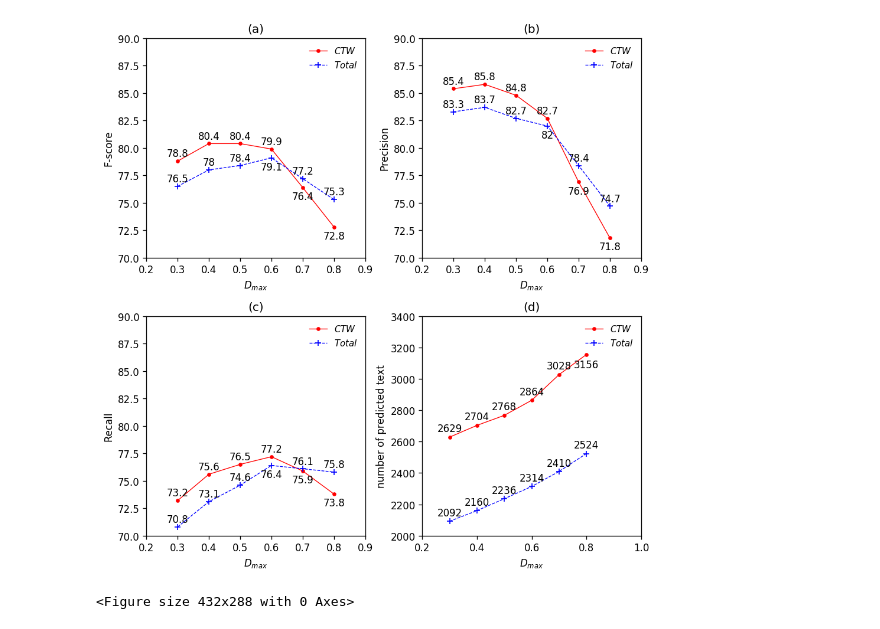
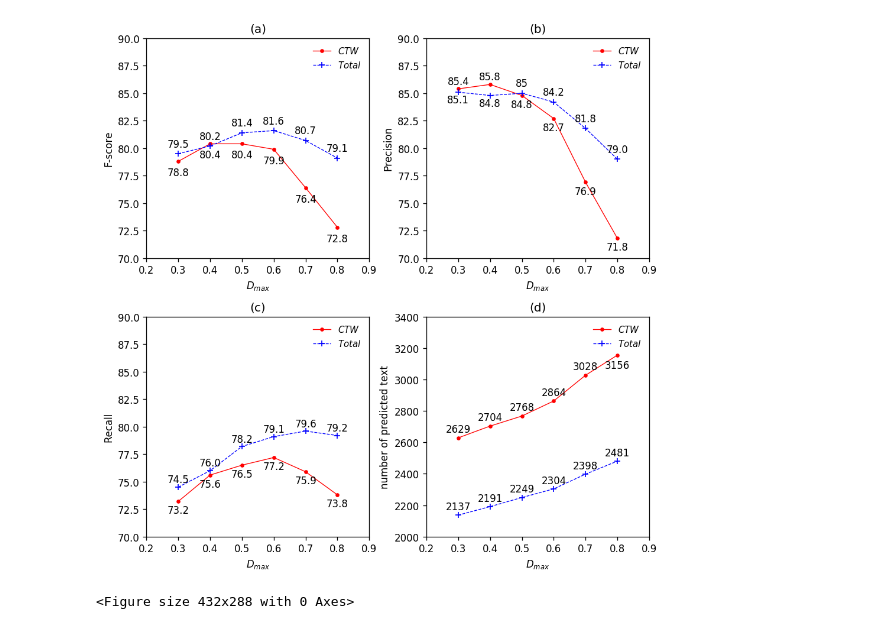
Before and after one commit to Whu-wxy/DistNet, a Jupyter notebook: notebook/line_chart.ipynb, the cells around one changed output. Cells and saved outputs as stored; diff of their text form; code cells hidden in the pictures.

```diff
--- a/notebook/line_chart.ipynb
+++ b/notebook/line_chart.ipynb
@@ -19,15 +19,28 @@ plt.subplots(figsize=figsize, dpi=120)                                # 设定
 
 x = [0.3, 0.4, 0.5, 0.6, 0.7, 0.8]
 
+
+# old data, low learning rate
+# CTW_F = [78.8, 80.4, 80.4, 79.9, 76.4, 72.8]
+# CTW_P = [85.4, 85.8, 84.8, 82.7, 76.9, 71.8]
+# CTW_R = [73.2, 75.6, 76.5, 77.2, 75.9, 73.8]
+# CTW_NUM = [2629, 2704, 2768, 2864, 3028, 3156]
+
+# Total_F = [76.5, 78.0, 78.4, 79.1, 77.2, 75.3]
+# Total_P = [83.3, 83.7, 82.7, 82.0, 78.4, 74.7]
+# Total_R = [70.8, 73.1, 74.6, 76.4, 76.1, 75.8]
+# Total_NUM = [2092, 2160, 2236, 2314, 2410, 2524]
+
+
 CTW_F = [78.8, 80.4, 80.4, 79.9, 76.4, 72.8]
 CTW_P = [85.4, 85.8, 84.8, 82.7, 76.9, 71.8]
 CTW_R = [73.2, 75.6, 76.5, 77.2, 75.9, 73.8]
 CTW_NUM = [2629, 2704, 2768, 2864, 3028, 3156]
 
-Total_F = [76.5, 78, 78.4, 79.1, 77.2, 75.3]
-Total_P = [83.3, 83.7, 82.7, 82, 78.4, 74.7]
-Total_R = [70.8, 73.1, 74.6, 76.4, 76.1, 75.8]
-Total_NUM = [2092, 2160, 2236, 2314, 2410, 2524]
+Total_F = [79.5, 80.2, 81.4, 81.6, 80.7, 79.1]
+Total_P = [85.1, 84.8, 85, 84.2, 81.8, 79.0]
+Total_R = [74.5, 76.0, 78.2, 79.1, 79.6, 79.2]
+Total_NUM = [2137, 2191, 2249, 2304, 2398, 2481]
 
 ####### 表一
 ax1 = plt.subplot(2, 2, 1)
@@ -45,14 +58,14 @@ plt.legend(loc='upper right', prop=font1, frameon=False)
 
 for a, b in zip(x, CTW_F):
     c = b
-    if a>0.6:
-        c -= 1.5
-    plt.text(a, c+0.2, b, ha='center', va='bottom')  #, fontsize=10
+#     if a>0.6:
+#         c -= 1.5
+    plt.text(a, c-1.5, b, ha='center', va='bottom')  #, fontsize=10
 for a, b in zip(x, Total_F):
     c = b
-    if a==0.6:
-        c -= 1.5
-    plt.text(a, c+0.2, b, ha='center', va='bottom')  #, fontsize=10
+#     if a==0.6:
+#         c -= 1.5
+    plt.text(a, c+0.4, b, ha='center', va='bottom')  #, fontsize=10
 
 
 ####### 表二
@@ -71,14 +84,14 @@ plt.legend(loc='upper right', prop=font1, frameon=False)
 
 for a, b in zip(x, CTW_P):
     c = b
-    if a>0.6:
+    if a>0.4:
         c -= 1.5
     plt.text(a, c+0.2, b, ha='center', va='bottom')  #, fontsize=10
 for a, b in zip(x, Total_P):
     c = b
-    if a==0.6:
-        c -= 1.5
-    plt.text(a, c+0.2, b, ha='center', va='bottom')  #, fontsize=10
+    if a<0.5:
+        c -= 1.6
+    plt.text(a, c+0.4, b, ha='center', va='bottom')  #, fontsize=10
 
 ####### 表三
 ax3 = plt.subplot(2, 2, 3)
@@ -97,46 +110,44 @@ plt.legend(loc='upper right', prop=font1, frameon=False)
 
 for a, b in zip(x, CTW_R):
     c = b
-    if a>0.6:
-        c -= 1.5
+#     if a>0.6:
+    c -= 1.5
     plt.text(a, c+0.2, b, ha='center', va='bottom')  #, fontsize=10
 for a, b in zip(x, Total_R):
     c = b
-    if a==0.6:
-        c -= 1.5
     plt.text(a, c+0.2, b, ha='center', va='bottom')  #, fontsize=10
 
 # ####### 表四
 ax4 = plt.subplot(2, 2, 4)
-plt.xlim(0.2, 1)
+plt.xlim(0.2, 0.9)
 plt.ylim(2000, 3400)
 plt.title('(d)', fontsize=12)
 plt.xlabel('${D}_{max}$')
 plt.ylabel('number of predicted text')
 
 #第二条线
 plt.plot(x, CTW_NUM, color='red', label='$CTW$', linewidth=0.8, marker='.')
 plt.legend(loc='upper right', prop=font1, frameon=False)                                # 绘制图例，指定图例位置
 #三
 plt.plot(x, Total_NUM, color='blue', label='$Total$', linewidth=0.8, linestyle='--', marker='+')
 plt.legend(loc='upper right', prop=font1, frameon=False)                                # 绘制图例，指定图例位置
 
 for a, b in zip(x, CTW_NUM):
     c = b
     if a==0.8:
         c -= 120
     plt.text(a, c+20, b, ha='center', va='bottom')  #, fontsize=10
 for a, b in zip(x, Total_NUM):
     plt.text(a, b+20, b, ha='center', va='bottom')  #, fontsize=10
 
 
 
 plt.tight_layout()
 
 plt.savefig("../../line_chart.png", dpi=600)
 plt.show()
 # %% [output]
-[figure, old version]
+[figure, new version]
 # %%
 # %% [output]
 <Figure size 432x288 with 0 Axes>
```
Also changed, not shown: 40 other files.
